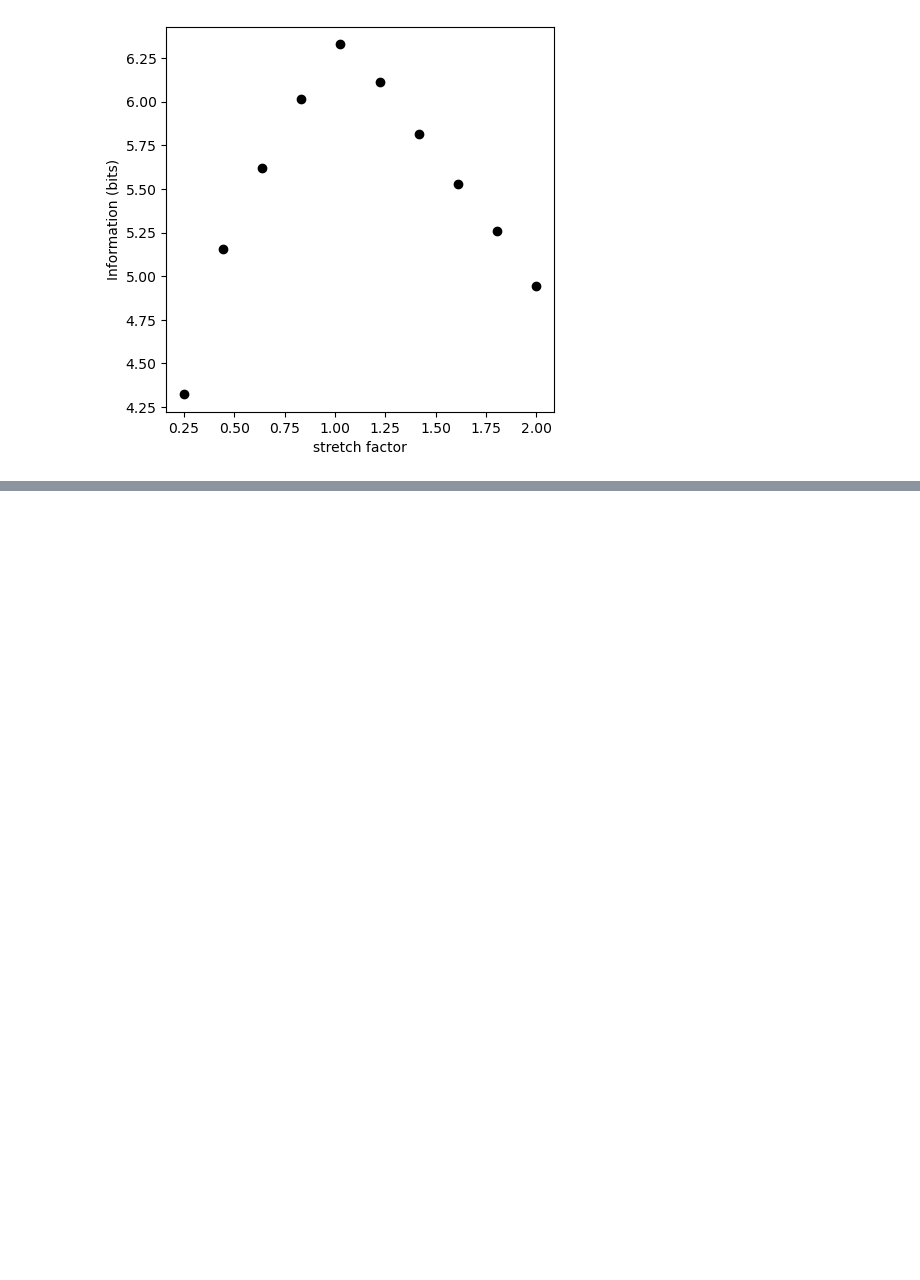
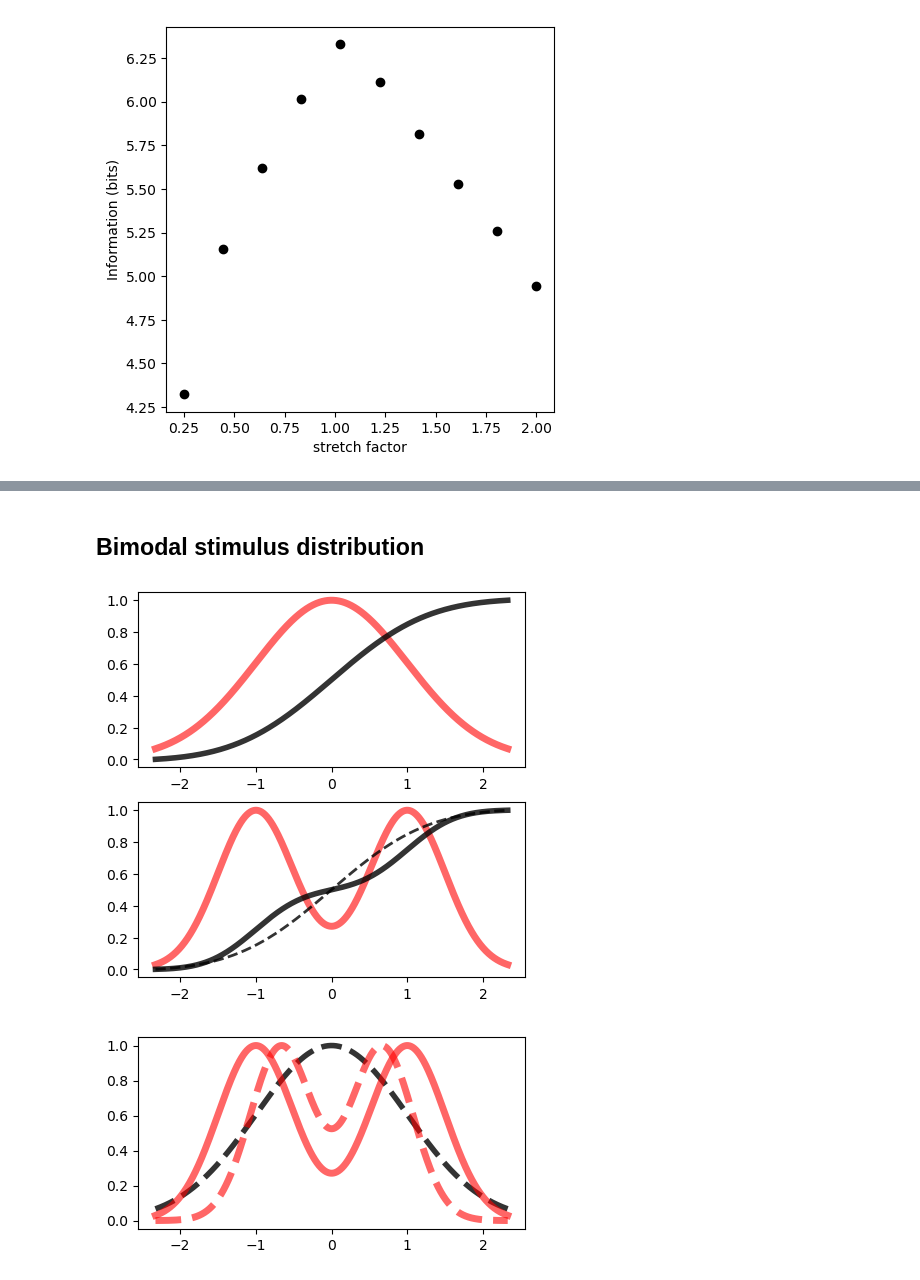
Before and after one commit to I-Pica/indp22-h1, a Jupyter notebook: code/explore.ipynb, the cells around one changed output, grey strips where cells are left out. Drawn from its saved outputs; the diff is of its cells as text; code cells hidden in the pictures; blank space fills up the shorter version.

```diff
--- a/code/explore.ipynb
+++ b/code/explore.ipynb
@@ -89,0 +112,34 @@ plt.show()
+# %% [markdown]
+## Bimodal stimulus distribution
+# %%
+# create uni- and bimodal stimulus distributions
+num_stim_vals = 1000
+stim_vals = np.linspace(sp.stats.norm.ppf(0.01), sp.stats.norm.ppf(0.99), num_stim_vals)
+stim_uni_dist = sp.stats.norm.pdf(stim_vals)/np.sum(sp.stats.norm.pdf(stim_vals))
+stim_bi_dist  = sp.stats.norm.pdf(stim_vals, loc=-1, scale=0.5) + sp.stats.norm.pdf(stim_vals, loc=1, scale=0.5)
+stim_bi_dist  = stim_bi_dist/np.sum(stim_bi_dist)
+scale_factor = 1/1.5
+stim_bi_dist_compress = sp.stats.norm.pdf(stim_vals, loc=-1*scale_factor, scale=np.sqrt(scale_factor)*0.5) +\
+    sp.stats.norm.pdf(stim_vals, loc=1*scale_factor, scale=np.sqrt(scale_factor)*0.5)
+stim_bi_dist_compress = stim_bi_dist_compress/np.sum(stim_bi_dist_compress)
+empirical_resp_uni = np.cumsum(stim_uni_dist)
+empirical_resp_bi = np.cumsum(stim_bi_dist)
+
+fig, ax = plt.subplots(2, 1, figsize=(5,5))
+# unimodal stimulus distribution
+ax[0].plot(stim_vals, stim_uni_dist/np.max(stim_uni_dist), color='r', lw=5, alpha=0.6)
+ax[0].plot(stim_vals, empirical_resp_uni, color='k', lw=4, alpha=0.8)
+# bimodal stimulus distribution
+ax[1].plot(stim_vals, stim_bi_dist/np.max(stim_bi_dist), color='r', lw=5, alpha=0.6)
+ax[1].plot(stim_vals, empirical_resp_bi, color='k', lw=4, alpha=0.8)
+ax[1].plot(stim_vals, empirical_resp_uni, color='k', linestyle='--', lw=2, alpha=0.8)
+plt.show()
+
+plt.figure(figsize=(5,2.5))
+plt.plot(stim_vals, stim_uni_dist/np.max(stim_uni_dist), color='k', linestyle='--', lw=4, alpha=0.8)
+plt.plot(stim_vals, stim_bi_dist/np.max(stim_bi_dist), color='r', lw=5, alpha=0.6)
+plt.plot(stim_vals, stim_bi_dist_compress/np.max(stim_bi_dist_compress), color='r', linestyle='--', lw=5, alpha=0.6)
+plt.show()
+# %% [output]
+[figure, added]
+[figure, added]
```
Also changed, not shown: parts of 7 cells of this notebook.
